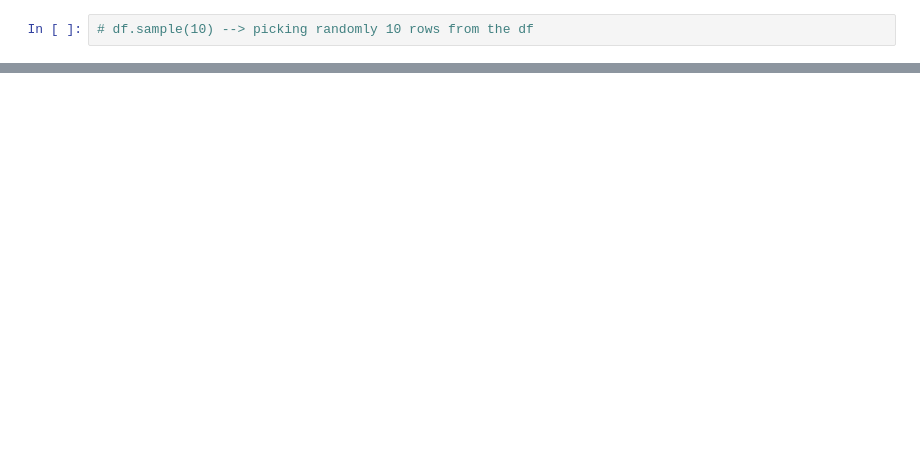
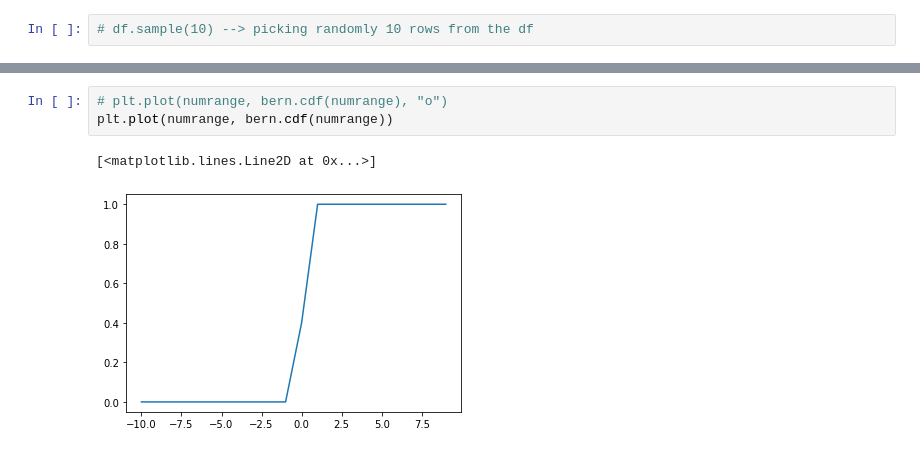
Before and after one commit to Shinan-tech/data-pt-ber-08-20, a Jupyter notebook: Labs/module-2_labs/01_statistics/04_lab-intro-to-scipy/Scipy Classroom.ipynb, the cells around one changed output, grey strips where cells are left out. Saved outputs shown, nothing was run; the diff lists cells and outputs as text; blank space fills up the shorter version.

```diff
--- a/Labs/module-2_labs/01_statistics/04_lab-intro-to-scipy/Scipy Classroom.ipynb
+++ b/Labs/module-2_labs/01_statistics/04_lab-intro-to-scipy/Scipy Classroom.ipynb
@@ -115,0 +140,6 @@ array([0, 1, 0, 1, 5, 4, 5, 3, 4, 5])
+# %%
+# plt.plot(numrange, bern.cdf(numrange), "o")
+plt.plot(numrange, bern.cdf(numrange))
+# %% [output]
+[<matplotlib.lines.Line2D at 0x...>]
+[figure, added]
```
Also changed, not shown: parts of 33 cells of this notebook.
